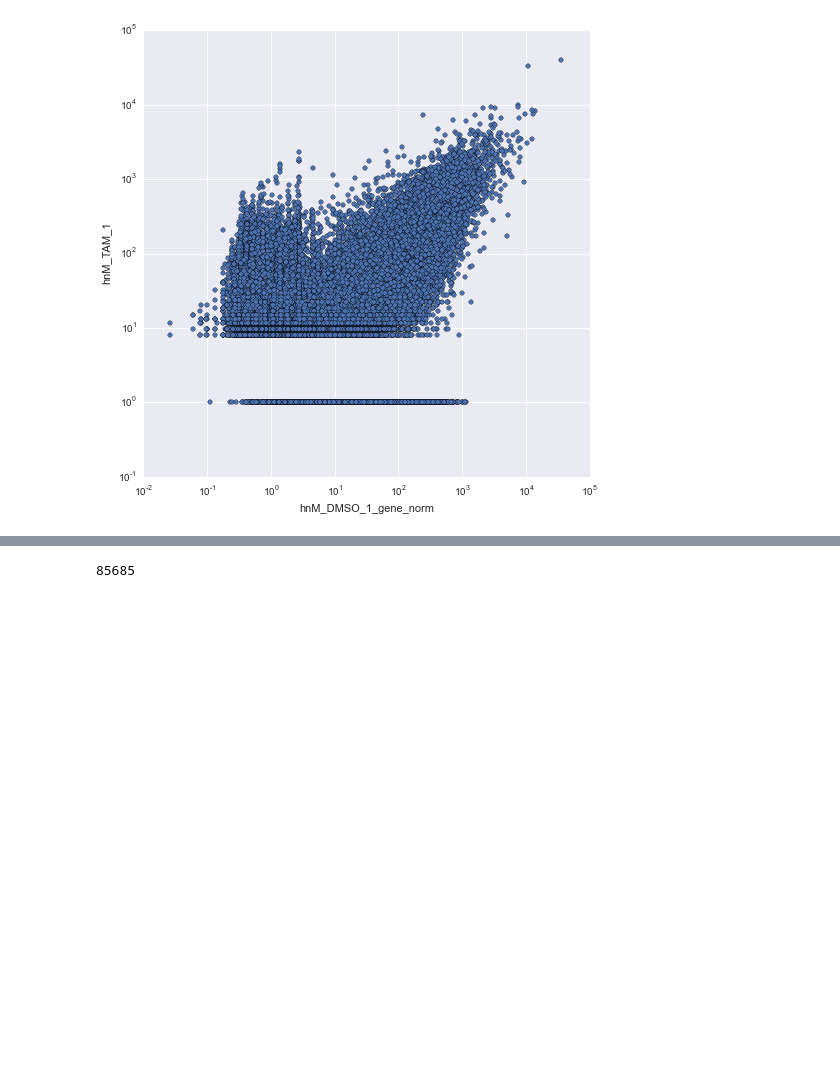
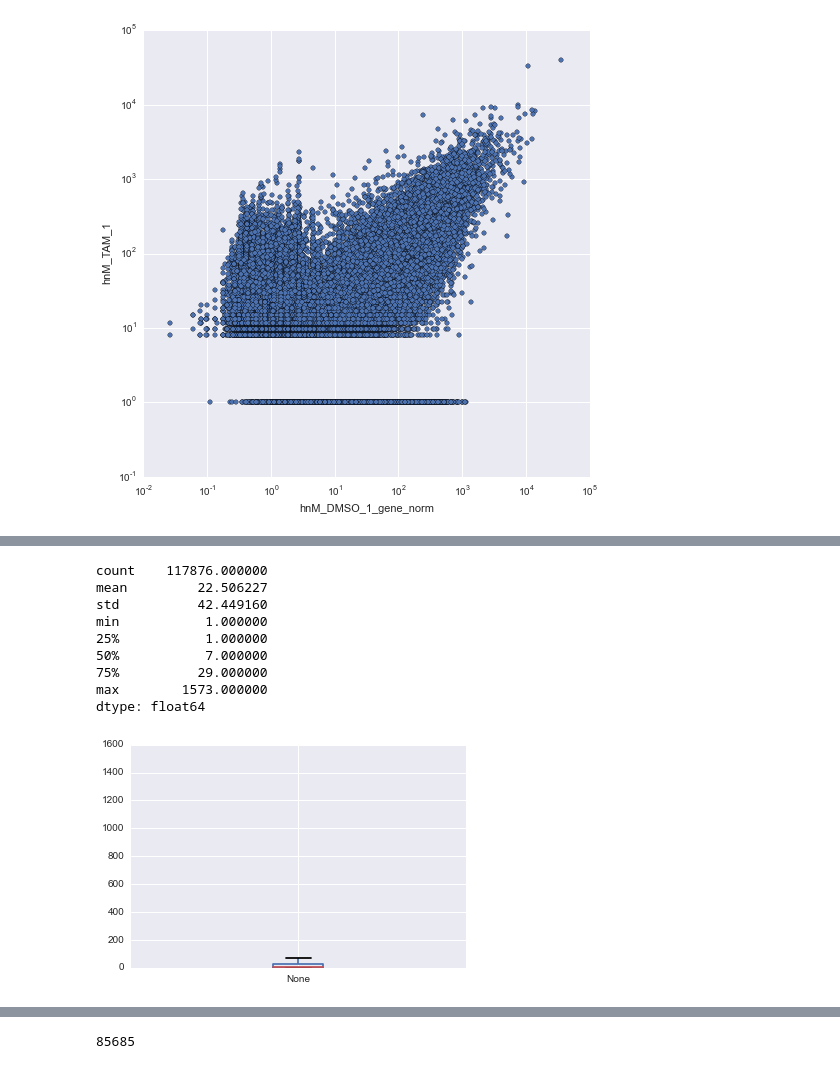
Before and after one commit to seharvey2012/git_iclip_analysis, a Jupyter notebook: generate_master_dataframe_and_separate_binding_differences_by_gene_expression_differences.ipynb, the cells around one changed output, grey strips where cells are left out. Cells and saved outputs as stored; diff of their text form; code cells hidden in the pictures; blank space fills up the shorter version.

```diff
--- a/generate_master_dataframe_and_separate_binding_differences_by_gene_expression_differences.ipynb
+++ b/generate_master_dataframe_and_separate_binding_differences_by_gene_expression_differences.ipynb
@@ -249,0 +293,15 @@ See the caveats in the documentation: http://pandas.pydata.org/pandas-docs/stabl
+# %%
+#Plot a boxplot of the cluster sizes
+cluster_size = merge_df_high_genes['end']-merge_df_high_genes['start']
+cluster_size.plot.box();cluster_size.describe()
+# %% [output]
+count    117876.000000
+mean         22.506227
+std          42.449160
+min           1.000000
+25%           1.000000
+50%           7.000000
+75%          29.000000
+max        1573.000000
+dtype: float64
+[figure, added]
```
Also changed, not shown: parts of 9 cells of this notebook.
